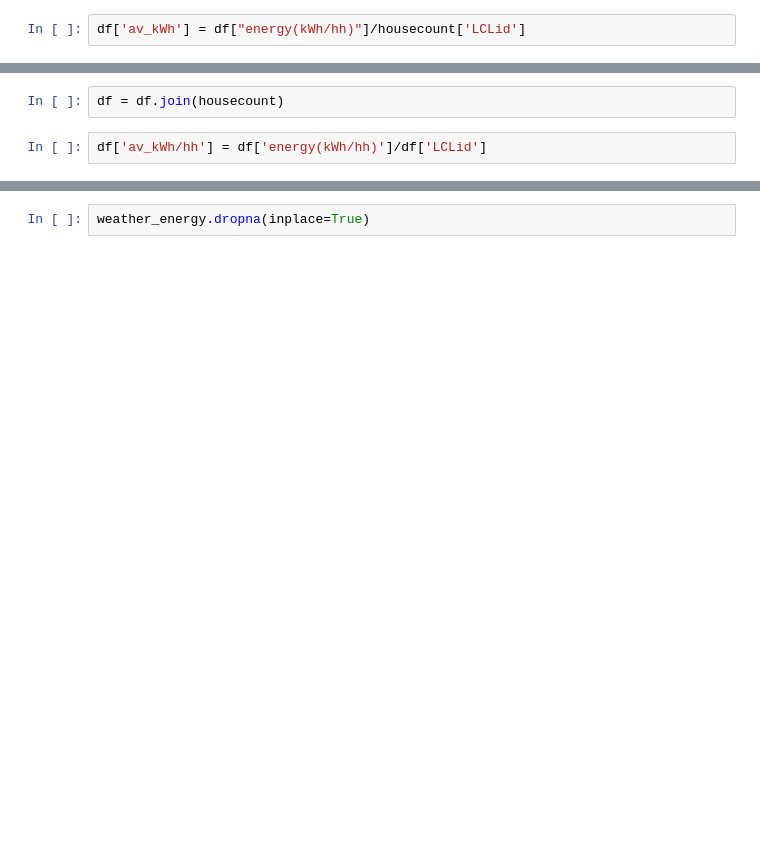
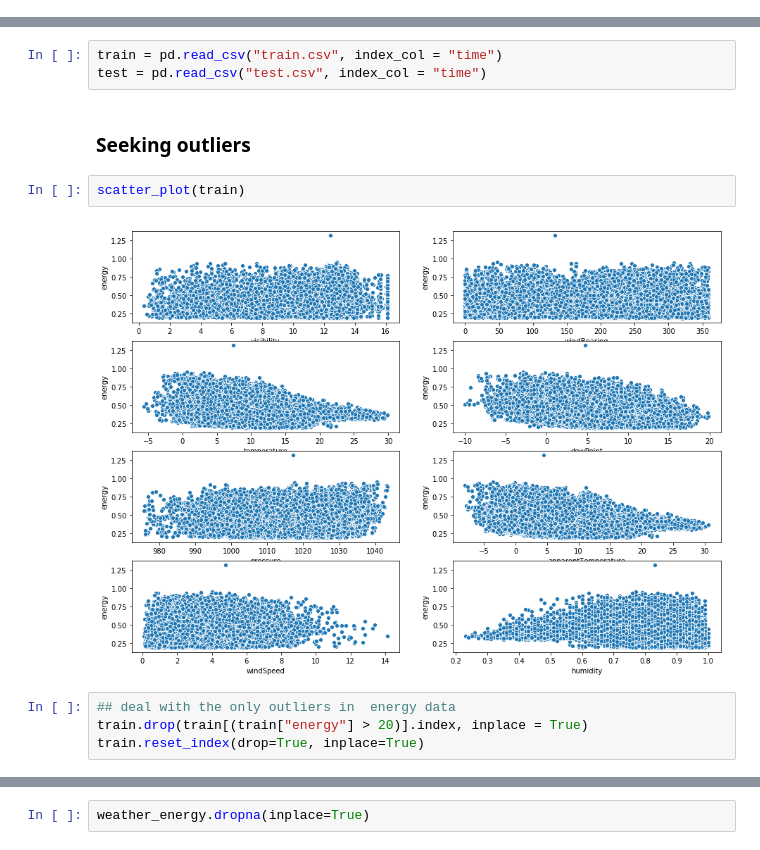
Before and after one commit to charlesfu4/MT, a Jupyter notebook: hourly_forecast.ipynb, the cells around one changed output, grey strips where cells are left out. Cells and saved outputs as stored; diff of their text form; blank space fills up the shorter version.

```diff
--- a/hourly_forecast.ipynb
+++ b/hourly_forecast.ipynb
@@ -97,2 +0,0 @@ df.head(10)
-# %%
-df['av_kWh'] = df["energy(kWh/hh)"]/housecount['LCLid']
@@ -112,4 +0,0 @@ housecount = housecount.resample('1H').pad()
-# %%
-df = df.join(housecount)
-# %%
-df['av_kWh/hh'] = df['energy(kWh/hh)']/df['LCLid']
@@ -171,0 +70,13 @@ weather_energy.head(100)
+# %%
+train = pd.read_csv("train.csv", index_col = "time")
+test = pd.read_csv("test.csv", index_col = "time")
+# %% [markdown]
+### Seeking outliers
+# %%
+scatter_plot(train)
+# %% [output]
+[figure, added]
+# %%
+## deal with the only outliers in  energy data
+train.drop(train[(train["energy"] > 20)].index, inplace = True)
+train.reset_index(drop=True, inplace=True)
```
Also changed, not shown: parts of 83 cells of this notebook, 1 other file.
